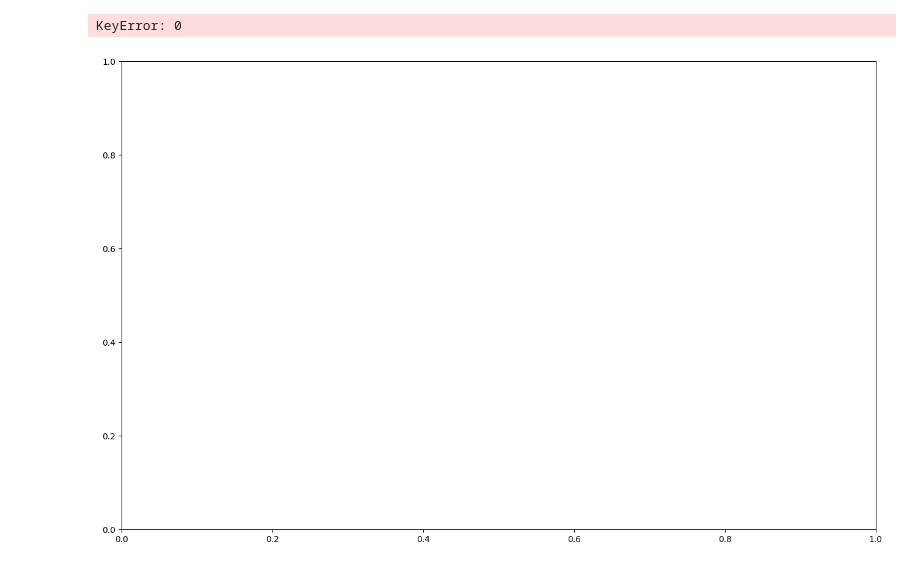
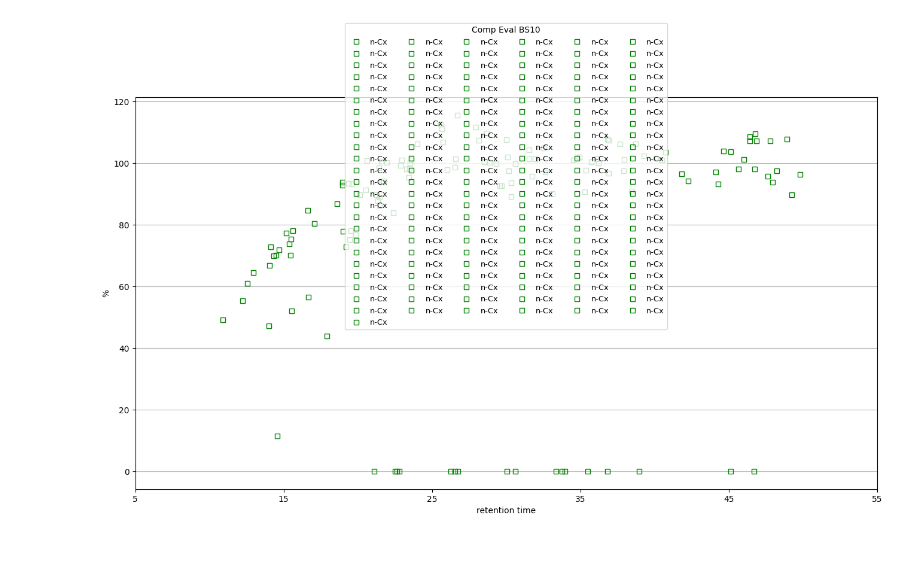
Before and after one commit to hazywho/Python, a Jupyter notebook: LinkingTest.ipynb, the cells around one changed output. Drawn from its saved outputs; the diff is of its cells as text; code cells hidden in the pictures.

```diff
--- a/LinkingTest.ipynb
+++ b/LinkingTest.ipynb
@@ -189,17 +186,32 @@ def makeGraph_line(show_output=False,input_path=r"C:\Users\zanyi\OneDrive\Git hu
         plt.show()
 # %%
 def find_value(name):
-    return [df.loc[df["Compounds"].str.contains(name)][0], df.loc[df["Compounds"].str.contains(name)][5]]
+    return [df.loc[df["Compounds"].str.contains(name)].loc[:,"RetentionTime Sample 1"], df.loc[df["Compounds"].str.contains(name)].loc[:,"% 2/3 After Normalisation"]]
 # %%
 import ValueStorage
 import matplotlib.pyplot as plt
 import numpy as np
 countPerElement = [4,7,6,2,4,11,9,2,4,14,8,6,11,4,6,26,6,6,9]
 fig, ax = plt.subplots(figsize=(16,10))
-"1_1-M-Adam"
-#n-Cx
-datax, datay =  find_value("1_1-M-Adam")#multiplier index = count-1
-ax.plot(datax,datay , marker='s',markerfacecolor='none', ls='none',color = "green",label = "n-Cx")
+
+
+for i in ValueStorage.PW_PlotValues:
+    datax, datay = find_value(i)
+    ax.plot(datax,datay , marker='s',markerfacecolor='none', ls='none',color = "green",label = "n-Cx")
+
+plt.xticks(np.arange(5,65, step=10))
+plt.yticks(np.arange(0,140,step=20))
+ax.set_xlabel("retention time", loc='center')
+ax.set_ylabel('%')
+pos = ax.get_position()
+ax.set_position([pos.x0, pos.y0, pos.width, pos.height * 0.85])
+ax.legend(
+    loc='upper center',
+    bbox_to_anchor=(0.5,1.2),
+    ncol = 6,
+    title = "Comp Eval BS10",
+    fontsize = 9.4,
+    )
+plt.grid(axis = "y")
 # %% [output]
-KeyError: 0
-[figure, old version]
+[figure, new version]
```
Also changed, not shown: parts of 1 cell of this notebook.
